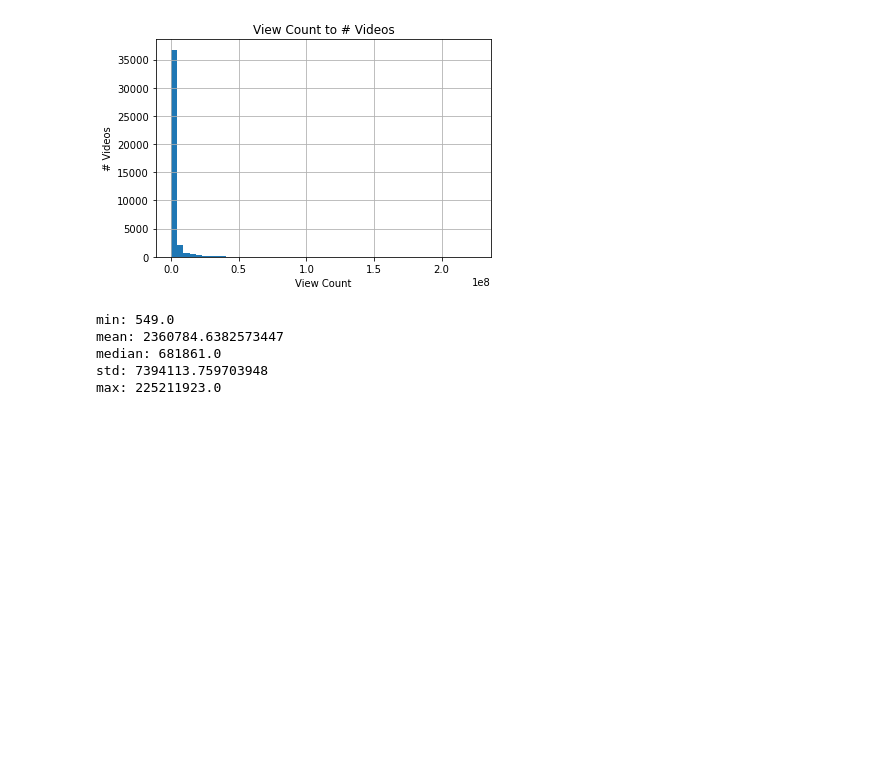
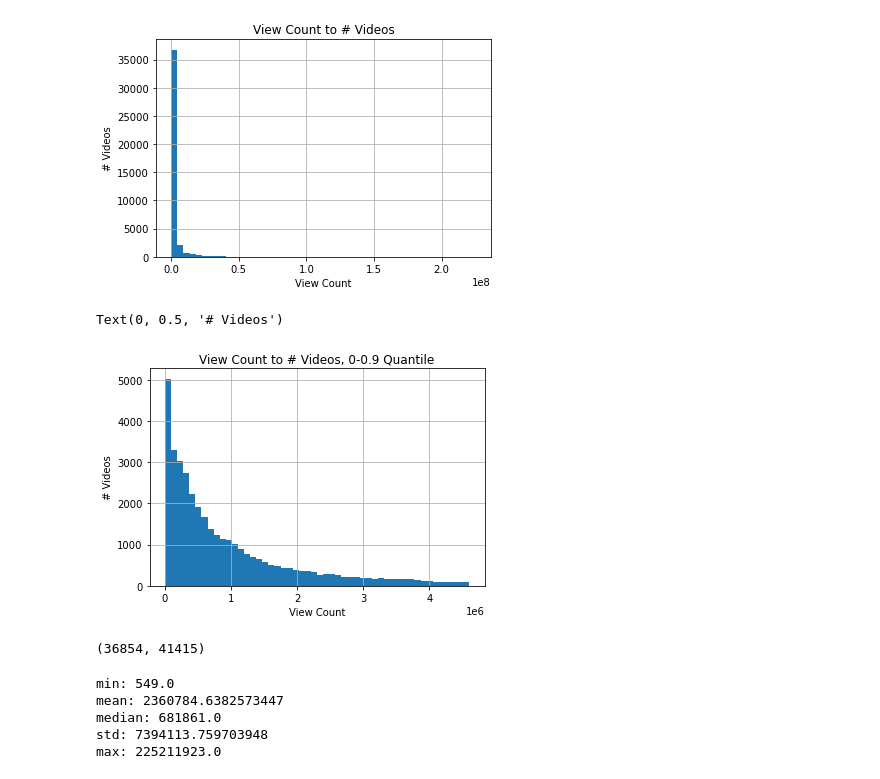
Before and after one commit to bi3mer/cs6140_final_project, a Jupyter notebook: data_analysis.ipynb, the cells around one changed output. Cells and saved outputs as stored; diff of their text form; code cells hidden in the pictures; blank space fills up the shorter version.

```diff
--- a/data_analysis.ipynb
+++ b/data_analysis.ipynb
@@ -121,6 +121,20 @@ plt.ylabel('# Videos')
 # %% [output]
 Text(0, 0.5, '# Videos')
 [figure]
+# %%
+removed_outliers = vids.views.between(vids.views.quantile(0.00), vids.views.quantile(0.9))
+reduced_df = vids[removed_outliers]
+reduced_df.views.hist(bins=50)
+plt.title('View Count to # Videos, 0-0.9 Quantile')
+plt.xlabel('View Count')
+plt.ylabel('# Videos')
+# %% [output]
+Text(0, 0.5, '# Videos')
+[figure, added]
+# %%
+len(reduced_df), len(vids)
+# %% [output]
+(36854, 41415)
 # %%
 print(f'min: {vids.views.min()}')
 print(f'mean: {vids.views.mean()}')
```
Also changed, not shown: 2 other files.
